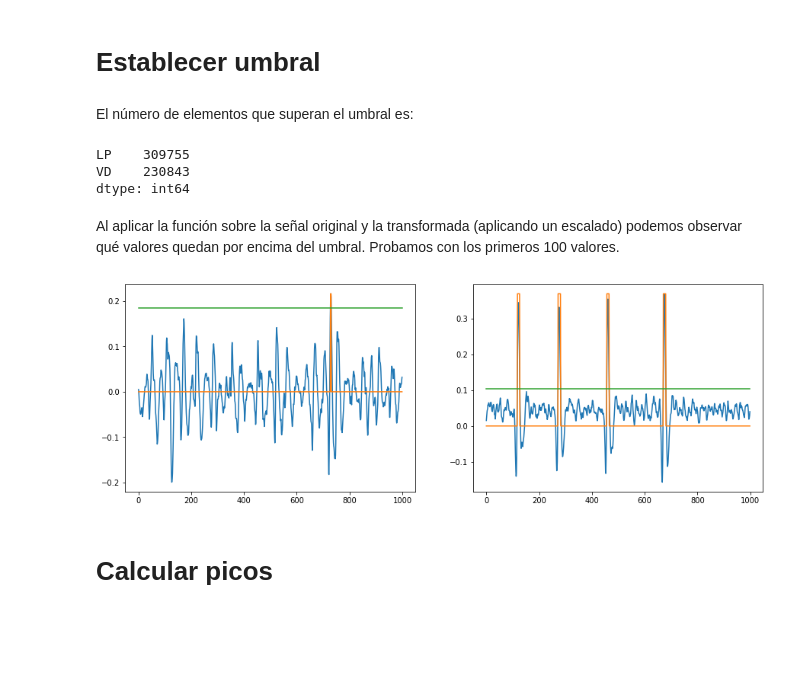
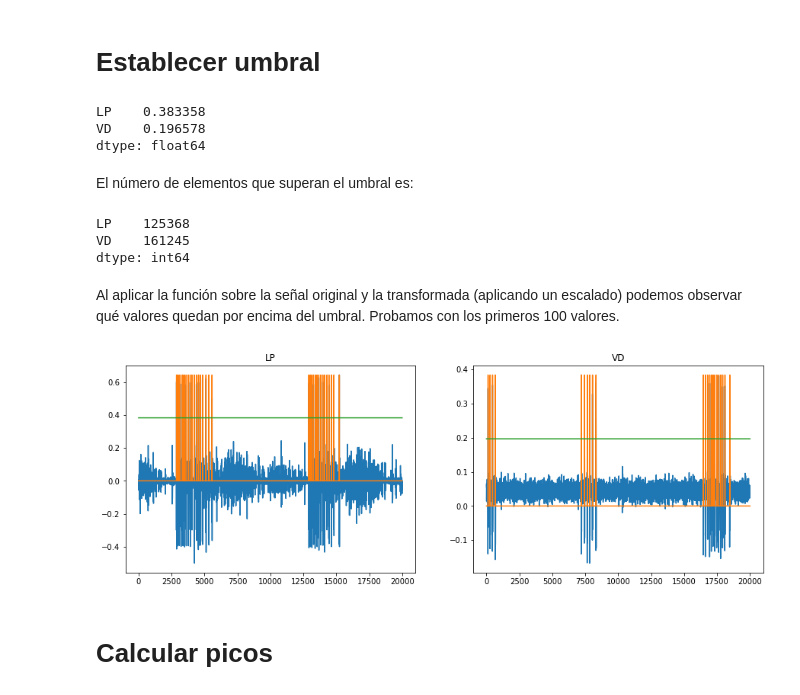
Before and after one commit to Ludvins/MCD_Practicas_TI, a Jupyter notebook: P1.ipynb, the cells around one changed output. Cells and saved outputs as stored; diff of their text form; code cells hidden in the pictures; blank space fills up the shorter version.

```diff
--- a/P1.ipynb
+++ b/P1.ipynb
@@ -39,7 +40,12 @@ trozoC.head()
 #threshold = (trozoC.quantile(0.75)-trozoC.quantile(0.25))*1.5
 
 # Estrategia 2: umbral a media + 2 * desviación típica (donde se concentra ~95% de probabilidad de una normal)
-threshold = trozoC[trozoC>=0].mean() + 2*trozoC[trozoC>=0].std()
+threshold = 1.5*(trozoC[trozoC>=0].mean() + 3*trozoC[trozoC>=0].std())
+print(threshold)
+# %% [output]
+LP    0.383358
+VD    0.196578
+dtype: float64
 # %%
 def filter_with_threshold(df, threshold):
     return (df > threshold).astype(int)
@@ -50,8 +56,8 @@ El número de elementos que superan el umbral es:
 # %%
 trozoC_t.sum()
 # %% [output]
-LP    309755
-VD    230843
+LP    125368
+VD    161245
 dtype: int64
 # %%
 def compare_signal_and_transformation(df, df_t, threshold):
@@ -62,6 +68,7 @@ def compare_signal_and_transformation(df, df_t, threshold):
     fig, axs = plt.subplots(1, cols, figsize=(15,5))
     # Loop over columns
     for index in range(cols):
+        axs[index].set_title(list(df)[index])
         # Get peaks for each column
         axs[index].plot(df.iloc[:, index])
         axs[index].plot(df_t.iloc[:,index])
@@ -69,10 +76,10 @@ def compare_signal_and_transformation(df, df_t, threshold):
 # %% [markdown]
 Al aplicar la función sobre la señal original y la transformada (aplicando un escalado) podemos observar qué valores quedan por encima del umbral. Probamos con los primeros 100 valores.
 # %%
-N=1000
+N=20000
 compare_signal_and_transformation(trozoC[0:N], trozoC_t[0:N]*trozoC[0:N].max(), threshold)
 # %% [output]
-[figure, old version]
+[figure, new version]
 # %% [markdown]
 # Calcular picos
 # %%
```
Also changed, not shown: parts of 24 cells of this notebook.
